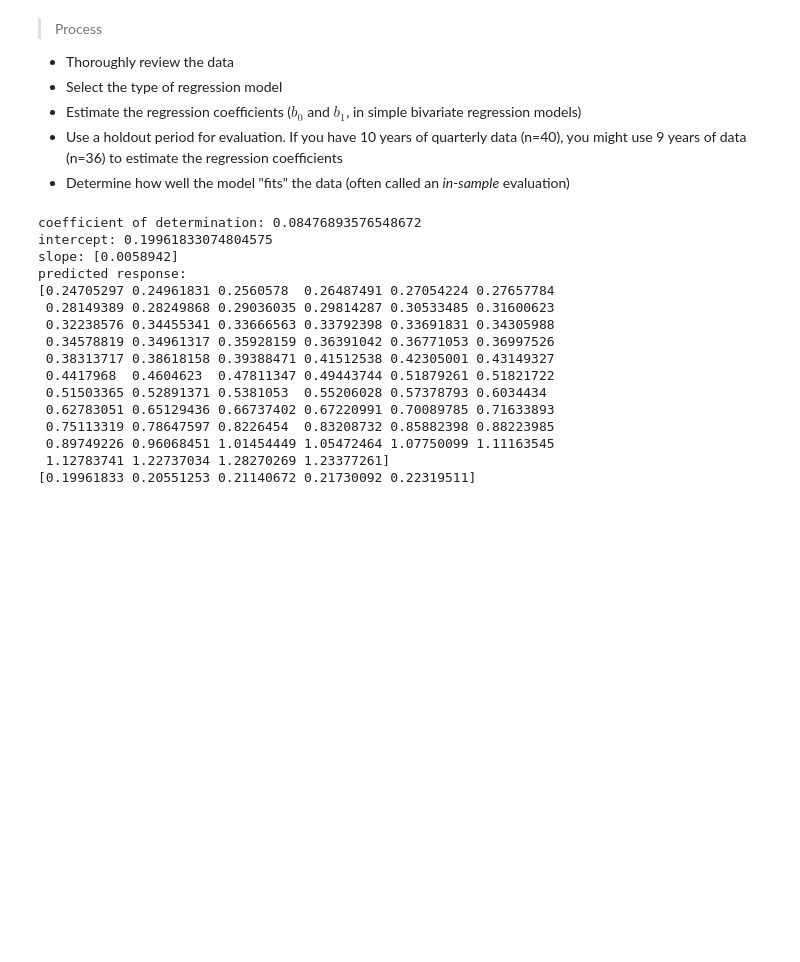
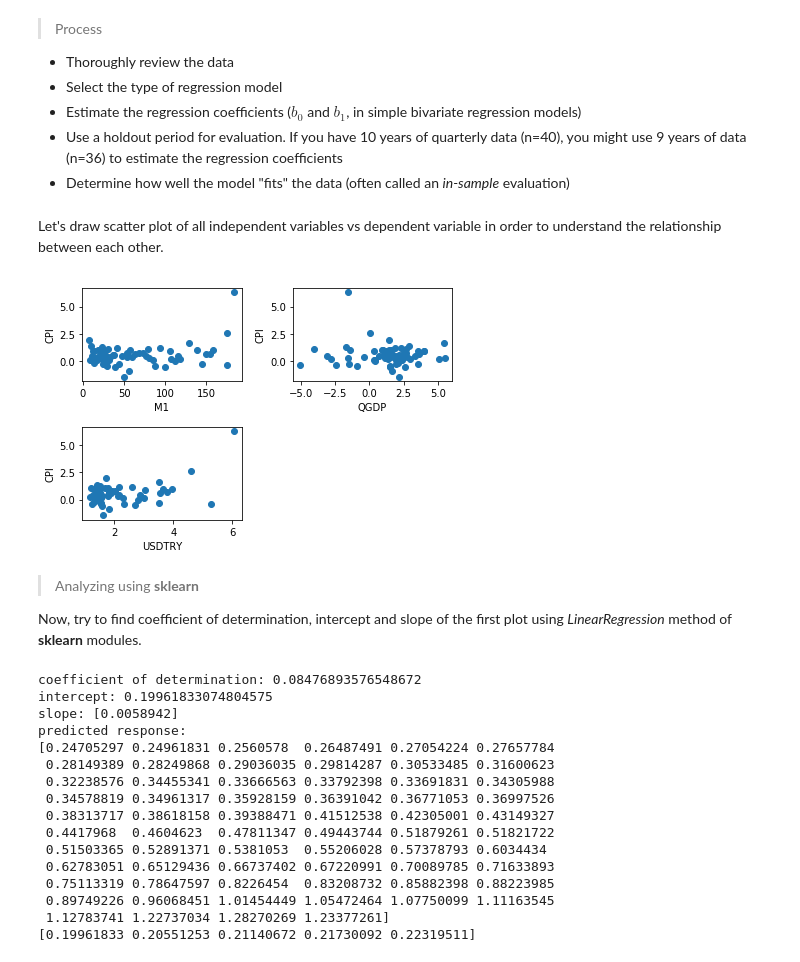
Before and after one commit to aricem/BusinessForecasting, a Jupyter notebook: CPI.ipynb, the cells around one changed output. Drawn from its saved outputs; the diff is of its cells as text; code cells hidden in the pictures; blank space fills up the shorter version.

```diff
--- a/CPI.ipynb
+++ b/CPI.ipynb
@@ -975,6 +975,34 @@ When developing a regression model, an ANOVA table is computing by most statisti
 * Estimate the regression coefficients ($b_0$ and $b_1$, in simple bivariate regression models)
 * Use a holdout period for evaluation. If you have 10 years of quarterly data (n=40), you might use 9 years of data (n=36) to estimate the regression coefficients
 * Determine how well the model "fits" the data (often called an *in-sample* evaluation)
+# %% [markdown]
+Let's draw scatter plot of all independent variables vs dependent variable in order to understand the relationship between each other.
+# %%
+df_bra = df.dropna()
+
+plt.subplot(2,2,1)
+plt.scatter(df_bra.M1, df_bra.CPI)
+plt.xlabel("M1")
+plt.ylabel("CPI")
+
+plt.subplot(2,2,2)
+plt.scatter(df_bra.QGDP, df_bra.CPI)
+plt.xlabel("QGDP")
+plt.ylabel("CPI")
+
+plt.subplot(2,2,3)
+plt.scatter(df_bra.USDTRY, df_bra.CPI)
+plt.xlabel("USDTRY")
+plt.ylabel("CPI")
+
+plt.tight_layout()
+plt.show()
+# %% [output]
+[figure, added]
+# %% [markdown]
+> Analyzing using **sklearn**
+
+Now, try to find coefficient of determination, intercept and slope of the first plot using *LinearRegression* method of **sklearn** modules.
 # %%
 import numpy as np
 from sklearn.linear_model import LinearRegression
```
Also changed, not shown: parts of 4 cells of this notebook.
